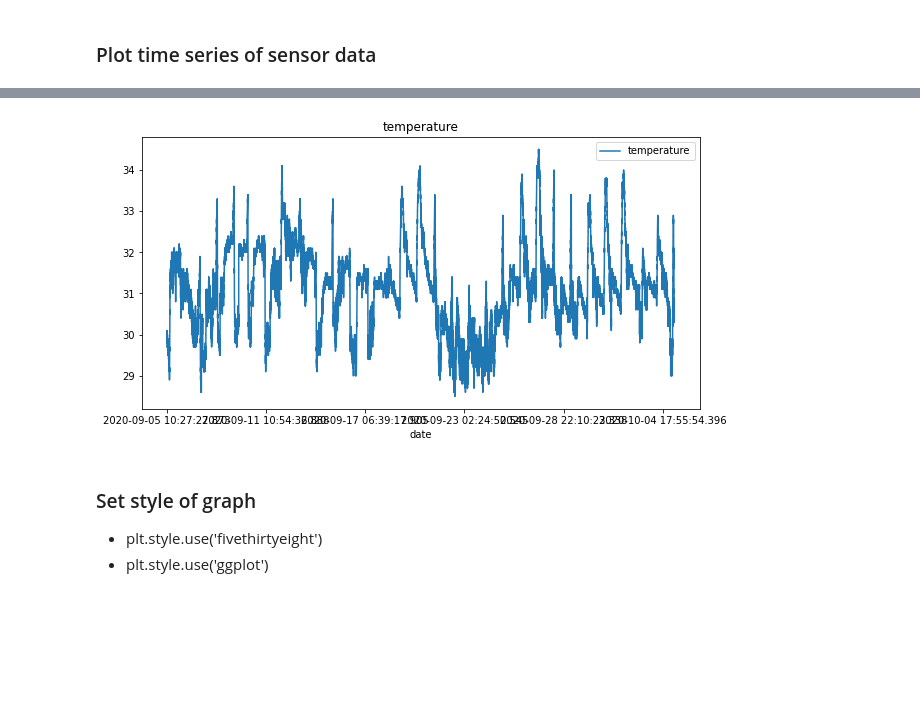
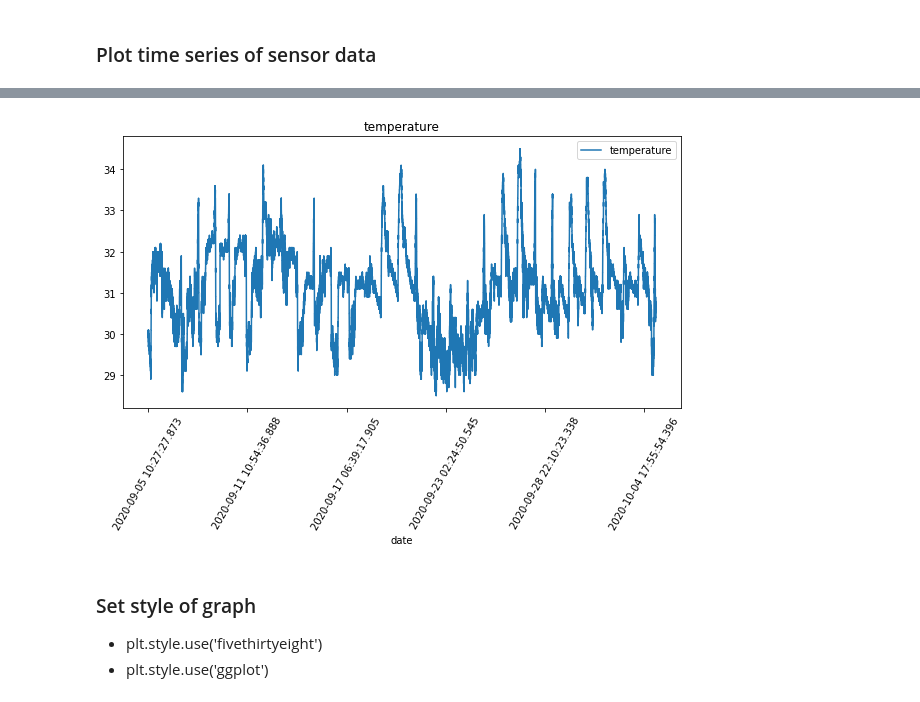
Before and after one commit to junggangwo/pdm04, a Jupyter notebook: py-pandas/pandas_6_iot_nano33.ipynb, the cells around one changed output, grey strips where cells are left out. Cells and saved outputs as stored; diff of their text form; code cells hidden in the pictures; blank space fills up the shorter version.

```diff
--- a/py-pandas/pandas_6_iot_nano33.ipynb
+++ b/py-pandas/pandas_6_iot_nano33.ipynb
@@ -261,8 +272,9 @@ plt.show()
 # %%
 iot_data.plot(x='date', y='temperature', figsize=(10,5), title='temperature')
+plt.xticks(rotation=60) # 60도 각도로 x값이 나타남
 plt.show()
 # %% [output]
-[figure, old version]
+[figure, new version]
 # %% [markdown]
 ### Set style of graph
 - plt.style.use('fivethirtyeight')
```
Also changed, not shown: parts of 57 cells of this notebook.
